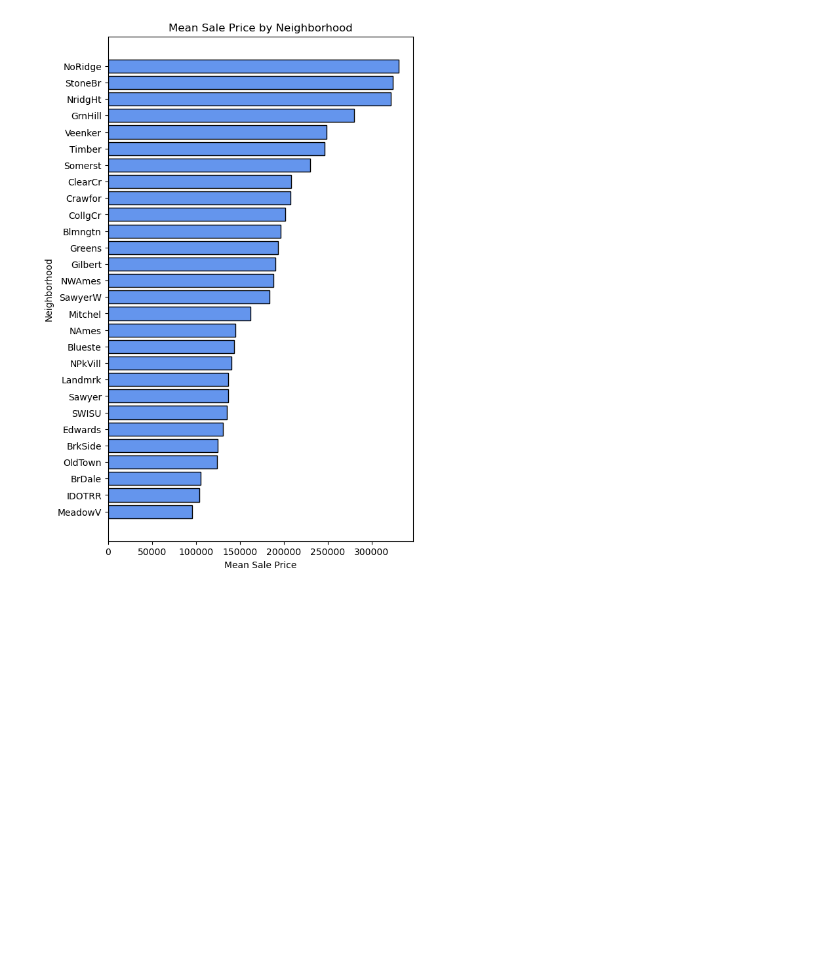
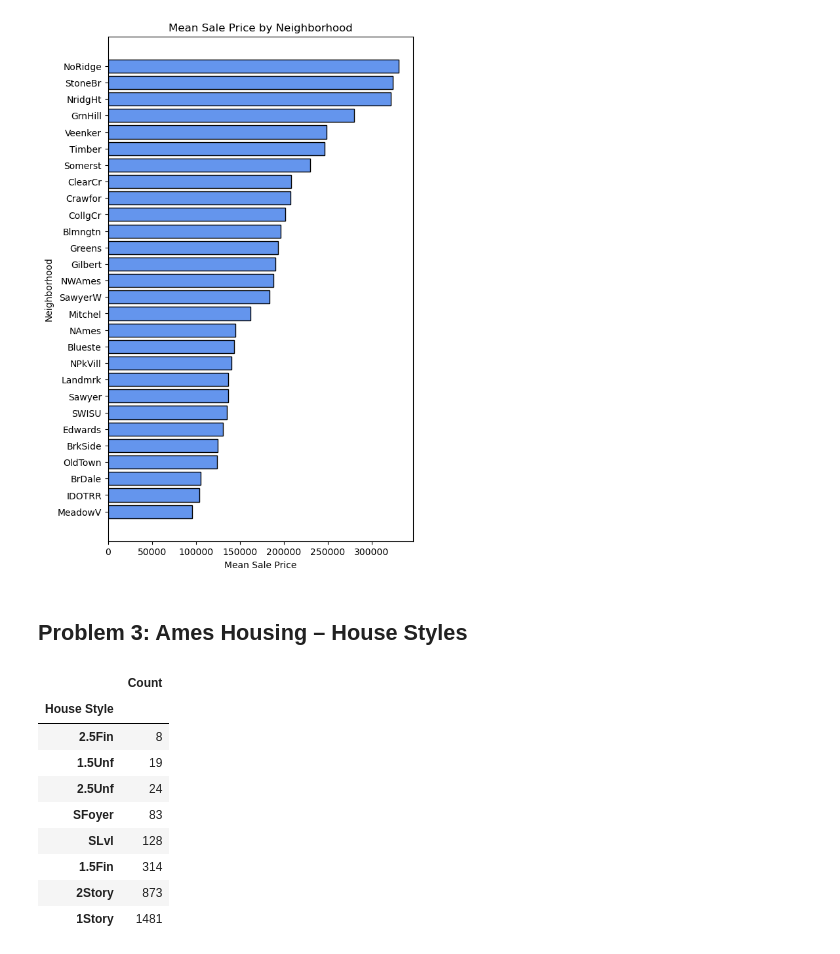
Before and after one commit to slylockfox/Maryville-DSCI-503-2, a Jupyter notebook: HW_06_Snyder.ipynb, the cells around one changed output. Cells and saved outputs as stored; diff of their text form; code cells hidden in the pictures; blank space fills up the shorter version.

```diff
--- a/HW_06_Snyder.ipynb
+++ b/HW_06_Snyder.ipynb
@@ -149,3 +149,29 @@ plt.title('Mean Sale Price by Neighborhood')
 plt.show()
 # %% [output]
 [figure]
+# %% [markdown]
+## Problem 3: Ames Housing – House Styles
+# %%
+# Create a DataFrame named ames_style as follows:
+# Select the House Style and SalePrice columns from ames.
+# Group by House Style, and then calculate the count of SalePrice for each group.
+# Sort the rows of the DataFrame according to the count column, in increasing order.
+ames_style = ames.loc[:, ['House Style', 'SalePrice']].groupby(['House Style']).count() \
+        .sort_values(by='SalePrice', ascending=True)
+
+# By default, the count column in the resulting DataFrame will be named SalePrice. Change the name of this column
+ames_style.rename(columns={'SalePrice':'Count'}, inplace=True)
+
+# Display ames_style.
+ames_style
+# %% [output]
+|  | Count |
+| House Style |  |
+| 2.5Fin | 8 |
+| 1.5Unf | 19 |
+| 2.5Unf | 24 |
+| SFoyer | 83 |
+| SLvl | 128 |
+| 1.5Fin | 314 |
+| 2Story | 873 |
+| 1Story | 1481 |
```
Also changed, not shown: parts of 1 cell of this notebook.
